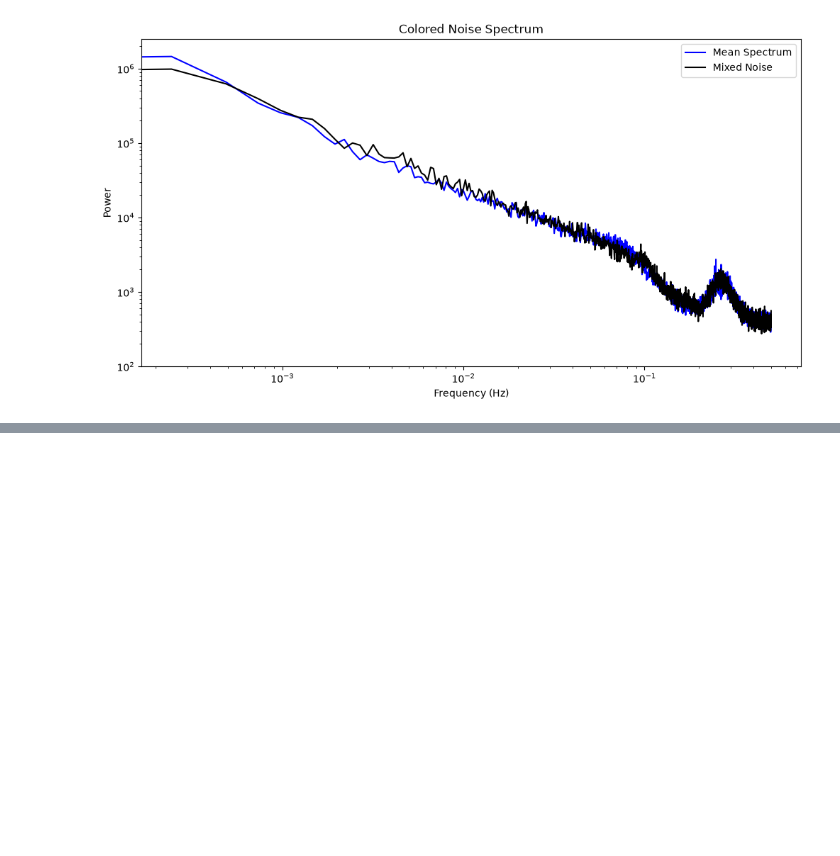
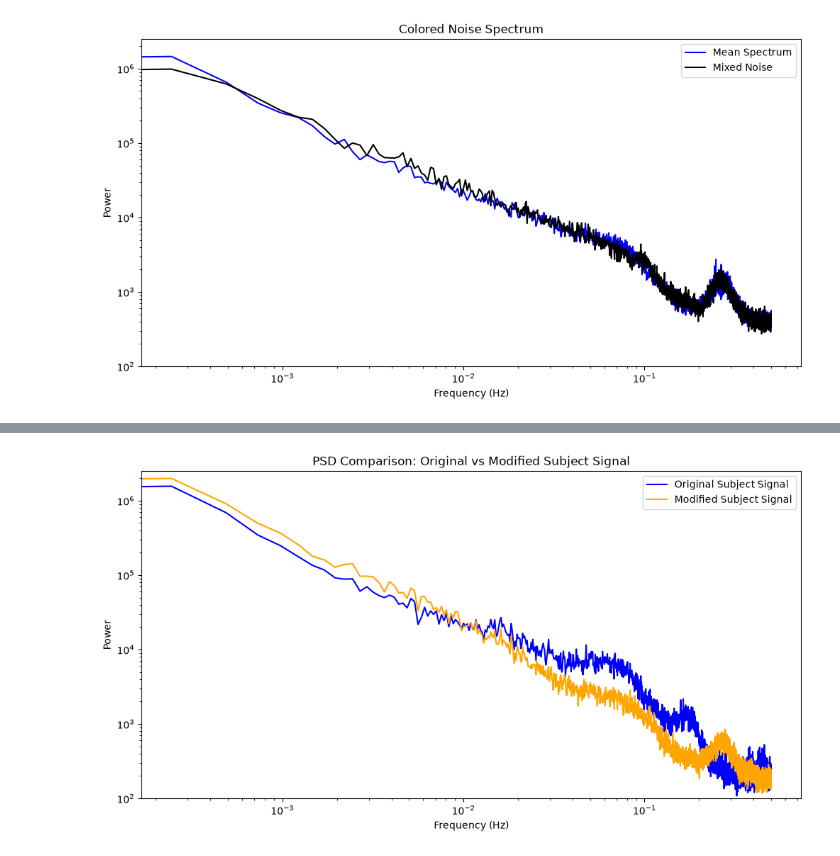
Before and after one commit to djorgeext/On-demand_stimulation_HRV, a Jupyter notebook: filters_noise.ipynb, the cells around one changed output, grey strips where cells are left out. Drawn from its saved outputs; the diff is of its cells as text; code cells hidden in the pictures; blank space fills up the shorter version.

```diff
--- a/filters_noise.ipynb
+++ b/filters_noise.ipynb
@@ -625,0 +381,43 @@ array([  1.        ,  -5.14278353,  11.92876865, -16.2038477 ,
+# %%
+# extract random RR interval from the subject series for comparison
+percent_extract = 0.8
+# indexes for extraction
+num_samples = len(subject_serie)
+num_extract = int(num_samples * percent_extract)
+extract_indices = np.random.choice(num_samples, num_extract, replace=False)
+modified_subject_serie = np.copy(subject_serie)
+modified_subject_serie[extract_indices] = np.nan  # Set extracted indices to NaN for comparison
+
+window_size = 30
+
+for i in range(len(subject_serie)):
+    if i == 0 and np.isnan(modified_subject_serie[i]):
+        modified_subject_serie[i] = rr_mean_ref  # Replace first NaN with mean reference
+        continue
+    elif np.isnan(modified_subject_serie[i]) and i <= window_size:
+        # Use the last observed value for imputation
+        next_rr_paced = predictor.forecast_next_rr(
+            modified_subject_serie[:i], rr_mean_ref, rr_std_ref, stochastic=False
+        )
+        modified_subject_serie[i] = next_rr_paced
+    elif np.isnan(modified_subject_serie[i]) and i > window_size:
+        # Use the last 30 observed values for imputation
+        next_rr_paced = predictor.forecast_next_rr(
+            modified_subject_serie[i-window_size:i], rr_mean_ref, rr_std_ref, stochastic=False
+        )
+        modified_subject_serie[i] = next_rr_paced
+# %%
+psd_modified_signal = psd(modified_subject_serie, window_size=4096)
+psd_subject_signal = psd(subject_serie, window_size=4096)
+
+plt.figure(figsize=(12, 6))
+plt.loglog(freqs, psd_subject_signal, label='Original Subject Signal', color='blue')
+plt.loglog(freqs, psd_modified_signal, label='Modified Subject Signal', color='orange')
+plt.xlabel('Frequency (Hz)')
+plt.ylabel('Power')
+plt.ylim(1e2, 0.25e7)
+plt.title('PSD Comparison: Original vs Modified Subject Signal')
+plt.legend()
+plt.show()
+# %% [output]
+[figure, added]
```
Also changed, not shown: parts of 14 cells of this notebook.
